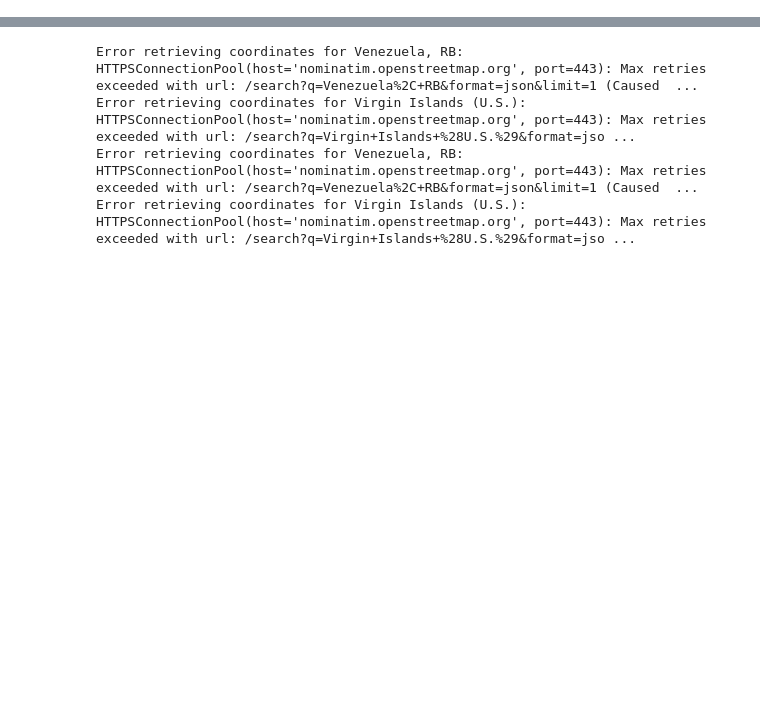
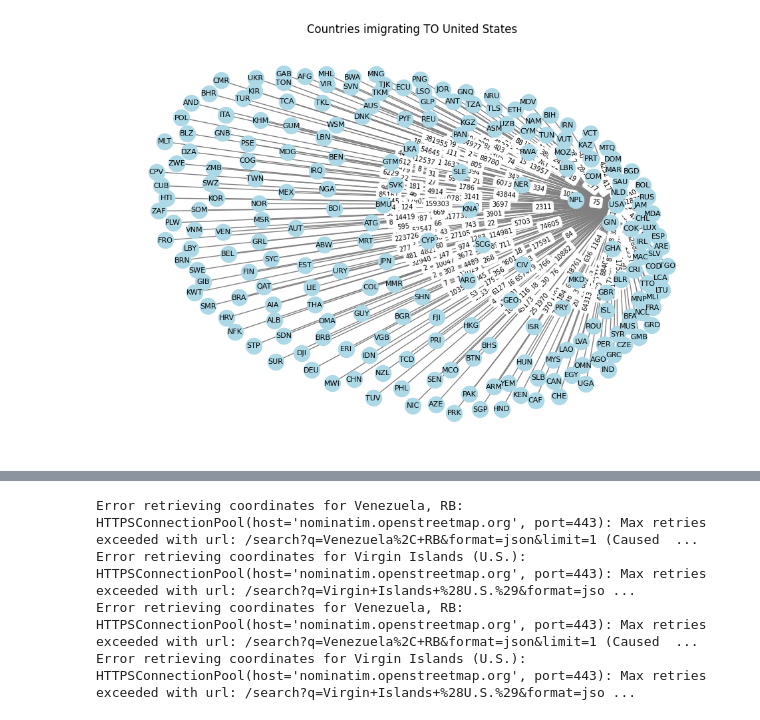
Before and after one commit to moonish1211/human_migration, a Jupyter notebook: graph_visualization.ipynb, the cells around one changed output, grey strips where cells are left out. Saved outputs shown, nothing was run; the diff lists cells and outputs as text; code cells hidden in the pictures; blank space fills up the shorter version.

```diff
--- a/graph_visualization.ipynb
+++ b/graph_visualization.ipynb
@@ -45,0 +114,29 @@ array(['Afghanistan', 'Albania', 'Algeria', 'American Samoa', 'Andorra',
+# %%
+G_to = nx.from_pandas_edgelist(
+    US_to,
+    source='Origin_code',
+    target='Destination_code',
+    edge_attr='1960',
+    create_using=nx.DiGraph()
+)
+# %%
+# Choose a layout
+pos = nx.spring_layout(G_to, k=0.5, seed=42)
+
+# Draw nodes and edges
+plt.figure(figsize=(12, 8))
+nx.draw_networkx_nodes(G_to, pos, node_size=300, node_color='lightblue')
+nx.draw_networkx_edges(G_to, pos, arrowstyle='->', arrowsize=10, edge_color='gray')
+
+# Draw labels for nodes
+nx.draw_networkx_labels(G_to, pos, font_size=8)
+
+# (Optional) Draw edge labels (the migration counts)
+edge_labels = nx.get_edge_attributes(G_to, '1960')
+nx.draw_networkx_edge_labels(G_to, pos, edge_labels=edge_labels, font_size=7)
+
+plt.axis('off')
+plt.title('Countries imigrating TO United States')
+plt.show()
+# %% [output]
+[figure, added]
```
Also changed, not shown: parts of 18 cells of this notebook, 2 other files.
